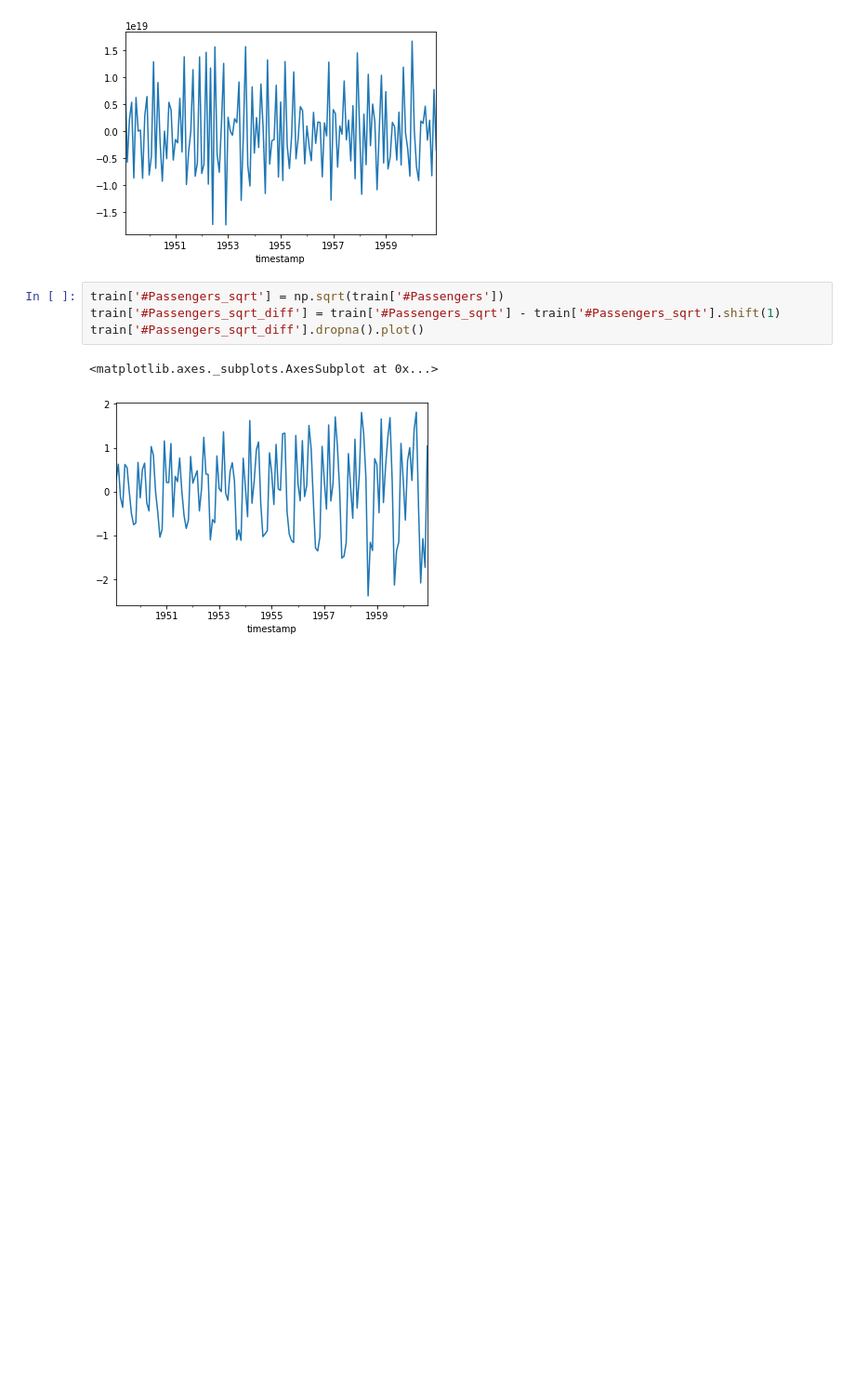
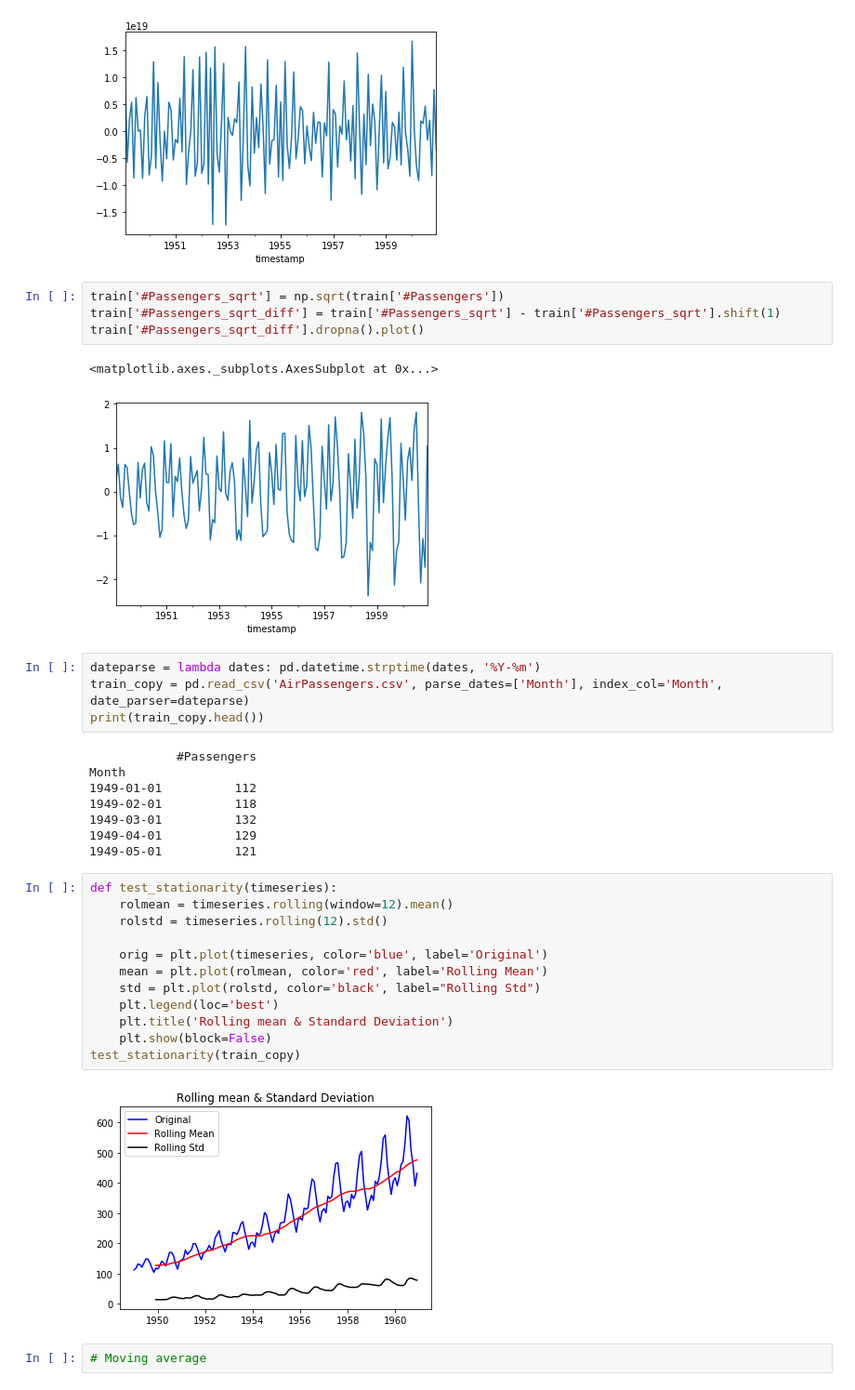
Before and after one commit to cmajorsolo/TimeSeries, a Jupyter notebook: DealWithNonStationaryData.ipynb, the cells around one changed output. Shown: that part at 93% size. Drawn from its saved outputs; the diff is of its cells as text; blank space fills up the shorter version.

Commit message:
add moving avg on block 47

```diff
--- a/DealWithNonStationaryData.ipynb
+++ b/DealWithNonStationaryData.ipynb
@@ -116,3 +116,31 @@ train['#Passengers_sqrt_diff'].dropna().plot()
 # %% [output]
 <matplotlib.axes._subplots.AxesSubplot at 0x...>
 [figure]
+# %%
+dateparse = lambda dates: pd.datetime.strptime(dates, '%Y-%m')
+train_copy = pd.read_csv('AirPassengers.csv', parse_dates=['Month'], index_col='Month', date_parser=dateparse)
+print(train_copy.head())
+# %% [output]
+            #Passengers
+Month
+1949-01-01          112
+1949-02-01          118
+1949-03-01          132
+1949-04-01          129
+1949-05-01          121
+# %%
+def test_stationarity(timeseries):
+    rolmean = timeseries.rolling(window=12).mean()
+    rolstd = timeseries.rolling(12).std()
+
+    orig = plt.plot(timeseries, color='blue', label='Original')
+    mean = plt.plot(rolmean, color='red', label='Rolling Mean')
+    std = plt.plot(rolstd, color='black', label="Rolling Std")
+    plt.legend(loc='best')
+    plt.title('Rolling mean & Standard Deviation')
+    plt.show(block=False)
+test_stationarity(train_copy)
+# %% [output]
+[figure, added]
+# %%
+# Moving average
```
Also changed, not shown: parts of 6 cells of this notebook.
